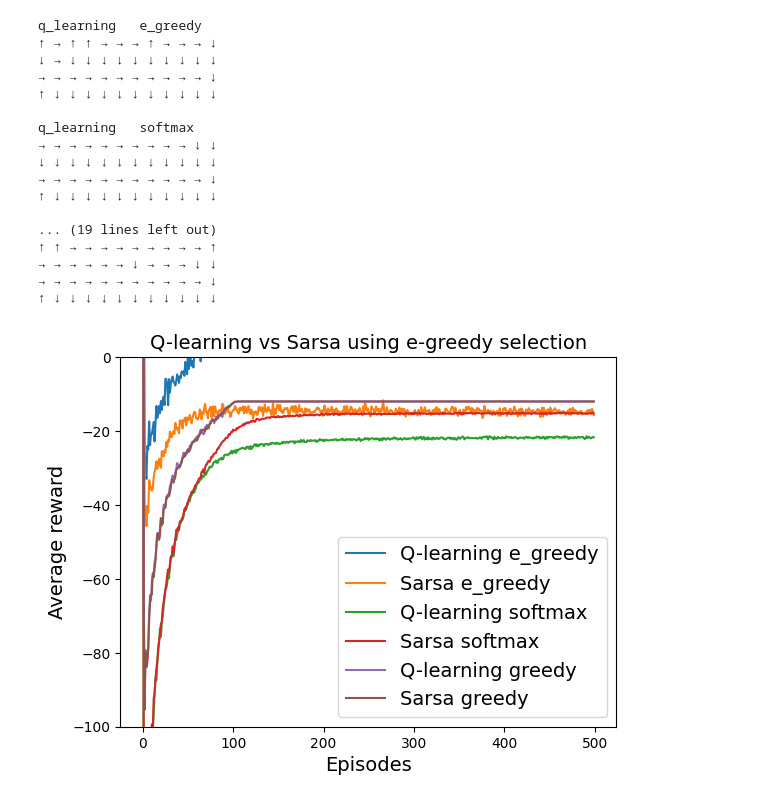
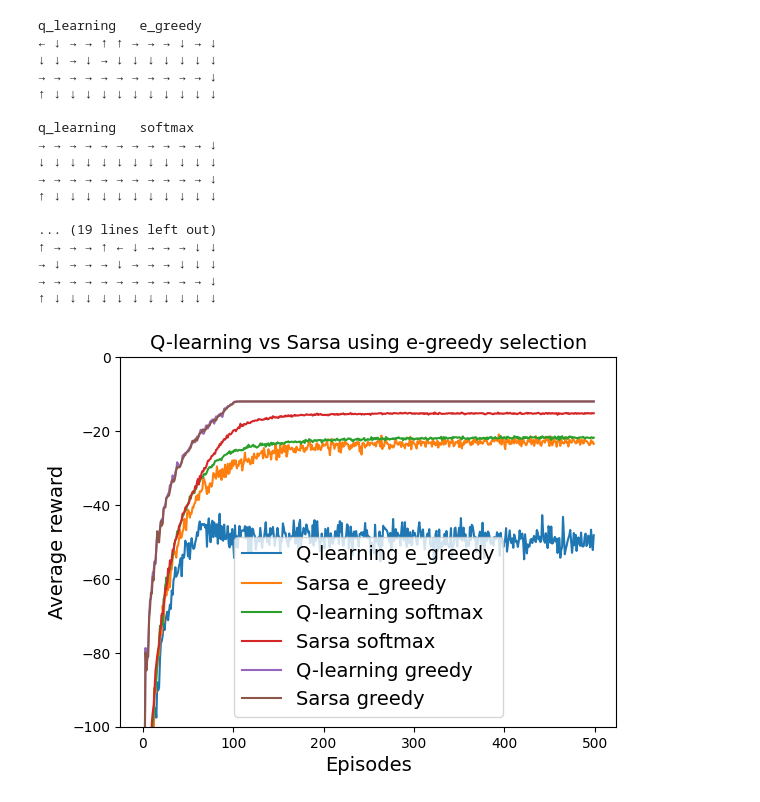
Before and after one commit to Bart-Aaldering/CoMoFinalAssignment, a Jupyter notebook: notebook.ipynb, the cells around one changed output. Saved outputs shown, nothing was run; the diff lists cells and outputs as text; code cells hidden in the pictures.

```diff
--- a/notebook.ipynb
+++ b/notebook.ipynb
@@ -84,8 +84,8 @@ class Game:
                 self.player["x"] += 1
 
         if self.isPlayerOnTrap():
-            self.score -= -100
-            # self.finished = True
+
+            self.score += -100
             self.player["y"] = self.start_position["y"]
             self.player["x"] = self.start_position["x"]
             return -100
@@ -93,7 +93,8 @@ class Game:
         if self.isPlayerOnGOAL():
             self.finished = True
             return 0
-        self.score -= 1
+
+        self.score += -1
         return -1
 
     def isPlayerOnTrap(self):
@@ -242,7 +243,9 @@ class Algorithm:
 
 def compare_performance():
     map = "./map.txt"
-    runs = 50
+
+    # Running this function with 1000 and episodes to 500 can take a while
+    runs = 1000
     episodes = 500
     selection_methods = ["e_greedy", "softmax", "greedy"]
 
@@ -292,36 +295,36 @@ def compare_policy():
     for algo_name in algorithms:
 
         selection_methods = ["e_greedy", "softmax", "greedy"]
 
         for selection_method in selection_methods:
 
             algo = Algorithm(map)
             q, scores = algo(algo_name, selection_method, episodes)
             print()
             print(algo_name, " ", selection_method)
             for i in range(algo.game.height):
                 for j in range(algo.game.width):
                     print(arrows[np.argmax(q[i*algo.width + j])], end=" ")
                 print()
 
 compare_performance()
 compare_policy()
 # %% [output]
 q_learning   e_greedy
-↑ → ↑ ↑ → → → ↑ → → → ↓
-↓ → ↓ ↓ ↓ ↓ ↓ ↓ ↓ ↓ ↓ ↓
+← ↓ → → ↑ ↑ → → → ↓ → ↓
+↓ ↓ → ↓ → ↓ ↓ ↓ ↓ ↓ ↓ ↓
 → → → → → → → → → → → ↓
 ↑ ↓ ↓ ↓ ↓ ↓ ↓ ↓ ↓ ↓ ↓ ↓
 
 q_learning   softmax
-→ → → → → → → → → → ↓ ↓
+→ → → → → → → → → → → ↓
 ↓ ↓ ↓ ↓ ↓ ↓ ↓ ↓ ↓ ↓ ↓ ↓
 → → → → → → → → → → → ↓
 ↑ ↓ ↓ ↓ ↓ ↓ ↓ ↓ ↓ ↓ ↓ ↓
 
 ... (19 lines left out)
-↑ ↑ → → → → → → → → → ↑
-→ → → → → → ↓ → → → ↓ ↓
+↑ → → → ↑ ← ↓ → → → ↓ ↓
+→ ↓ → → → ↓ → → → ↓ ↓ ↓
 → → → → → → → → → → → ↓
 ↑ ↓ ↓ ↓ ↓ ↓ ↓ ↓ ↓ ↓ ↓ ↓
-[figure, old version]
+[figure, new version]
```
Also changed, not shown: 15 other files.
